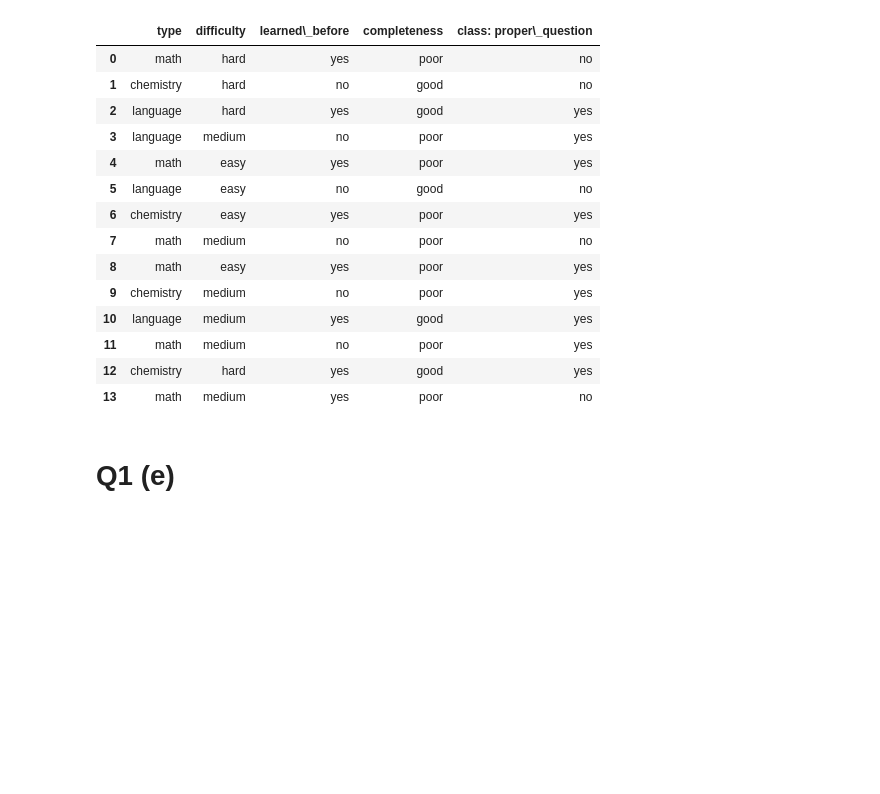
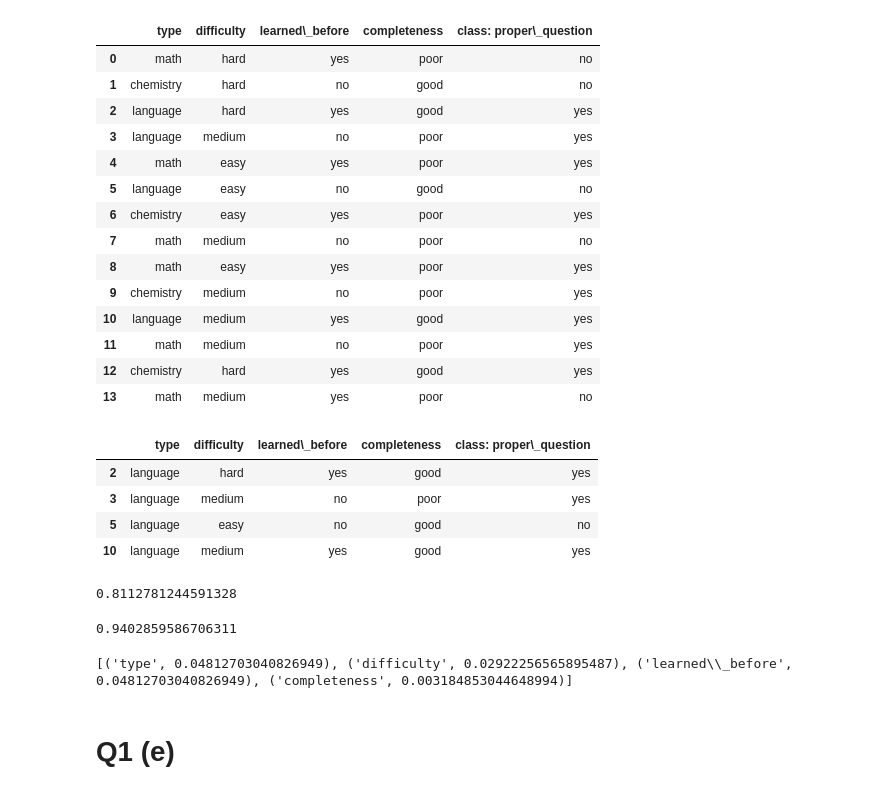
Before and after one commit to fongc123/notes, a Jupyter notebook: src/data mining/assignment2.ipynb, the cells around one changed output. Drawn from its saved outputs; the diff is of its cells as text; code cells hidden in the pictures; blank space fills up the shorter version.

```diff
--- a/src/data mining/assignment2.ipynb
+++ b/src/data mining/assignment2.ipynb
@@ -174,3 +181,24 @@ q1_data.head(15)
 | 11 | math | medium | no | poor | yes |
 | 12 | chemistry | hard | yes | good | yes |
 | 13 | math | medium | yes | poor | no |
+# %%
+q1_data[q1_data['type'] == 'language']
+# %% [output]
+|  | type | difficulty | learned\_before | completeness | class: proper\_question |
+| 2 | language | hard | yes | good | yes |
+| 3 | language | medium | no | poor | yes |
+| 5 | language | easy | no | good | no |
+| 10 | language | medium | yes | good | yes |
+# %%
+calculate_entropy(1, 3, 4)
+# %% [output]
+0.8112781244591328
+# %%
+no = len(q1_data[q1_data.iloc[:, 4] == 'no'])
+yes = len(q1_data[q1_data.iloc[:, 4] == 'yes'])
+
+# calculate overall entropy
+entropy = - (no / (no + yes)) * math.log2(no / (no + yes)) - (yes / (no + yes)) * math.log2(yes / (no + yes))
+print(entropy)
+# %% [output]
+0.9402859586706311
@@ -177,3 +209,14 @@ q1_data.head(15)
+# %%
+total_gain = []
+for col in list(q1_data.columns)[:-1]:
+    attribute_gain = []
+    for val in q1_data[col].unique():
+        temp = q1_data[q1_data[col] == val]
+        attribute_gain.append((calculate_entropy(len(temp[temp.iloc[:, 4] == 'no']), len(temp[temp.iloc[:, 4] == 'yes']), len(temp)), len(temp)))
+    total_gain.append((col, entropy - sum([x[0] * x[1] / len(q1_data) for x in attribute_gain])))
+print(total_gain)
+# %% [output]
+[('type', 0.04812703040826949), ('difficulty', 0.02922256565895487), ('learned\\_before', 0.04812703040826949), ('completeness', 0.003184853044648994)]
 # %% [markdown]
 # **Q1 (e)**
 # %% [markdown]
```
Also changed, not shown: parts of 3 cells of this notebook.
